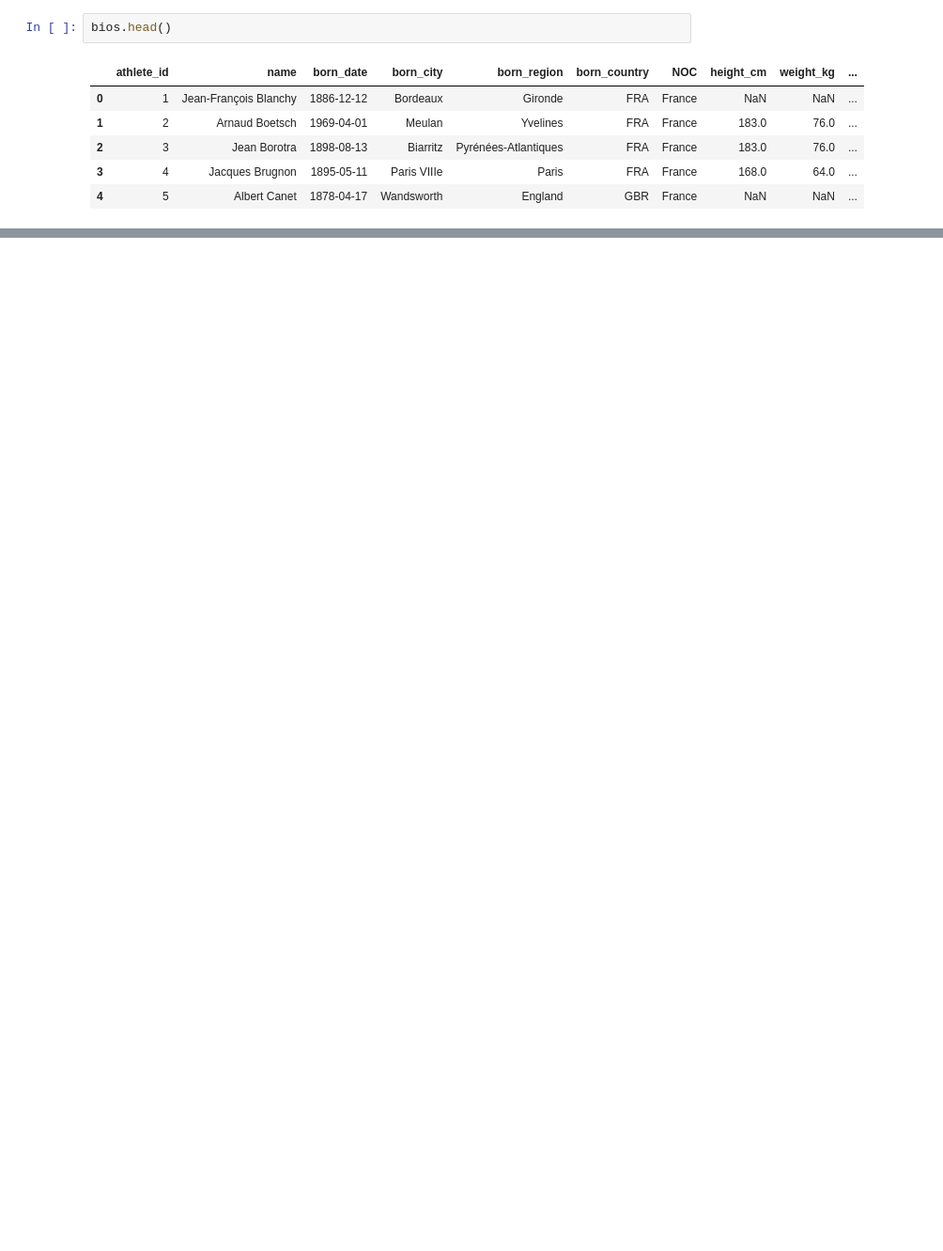
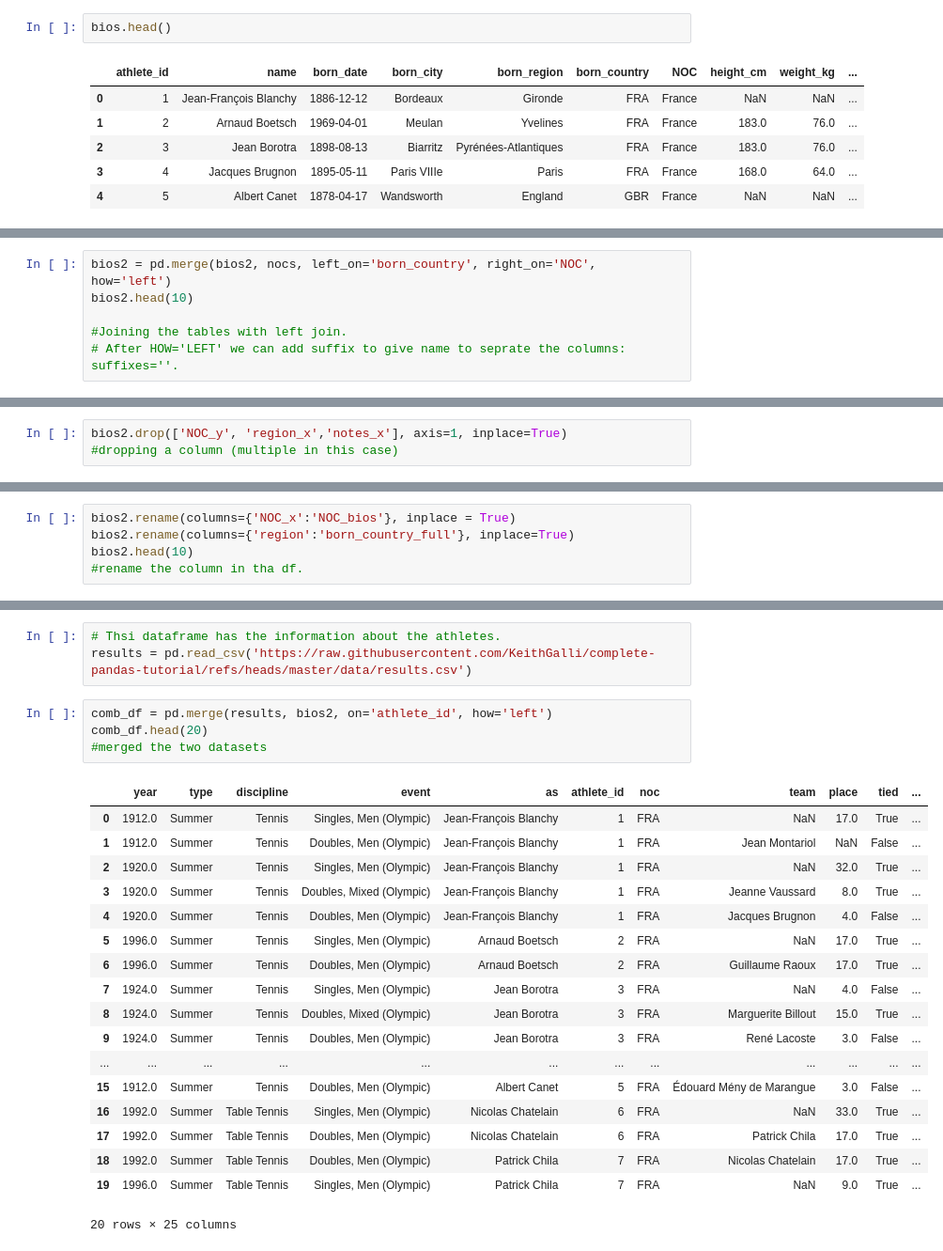
Before and after one commit to neeladalja14/Pandas_and_SQL, a Jupyter notebook: pandas__practice_dataset/pandas_practice2.ipynb, the cells around one changed output, grey strips where cells are left out. Shown at 94% size. Drawn from its saved outputs; the diff is of its cells as text; blank space fills up the shorter version.

Commit message:
worked on some data cleaning and pandas function

```diff
--- a/pandas__practice_dataset/pandas_practice2.ipynb
+++ b/pandas__practice_dataset/pandas_practice2.ipynb
@@ -274,0 +313,6 @@ bios.head()
+# %%
+bios2 = pd.merge(bios2, nocs, left_on='born_country', right_on='NOC', how='left')
+bios2.head(10)
+
+#Joining the tables with left join.
+# After HOW='LEFT' we can add suffix to give name to seprate the columns: suffixes=''.
@@ -274,0 +331,3 @@ bios.head()
+# %%
+bios2.drop(['NOC_y', 'region_x','notes_x'], axis=1, inplace=True)
+#dropping a column (multiple in this case)
@@ -274,0 +348,5 @@ bios.head()
+# %%
+bios2.rename(columns={'NOC_x':'NOC_bios'}, inplace = True)
+bios2.rename(columns={'region':'born_country_full'}, inplace=True)
+bios2.head(10)
+#rename the column in tha df.
@@ -274,0 +401,26 @@ bios.head()
+# %%
+# Thsi dataframe has the information about the athletes.
+results = pd.read_csv('https://raw.githubusercontent.com/KeithGalli/complete-pandas-tutorial/refs/heads/master/data/results.csv')
+# %%
+comb_df = pd.merge(results, bios2, on='athlete_id', how='left')
+comb_df.head(20)
+#merged the two datasets
+# %% [output]
+|  | year | type | discipline | event | as | athlete_id | noc | team | place | tied | ... |
+| 0 | 1912.0 | Summer | Tennis | Singles, Men (Olympic) | Jean-François Blanchy | 1 | FRA | NaN | 17.0 | True | ... |
+| 1 | 1912.0 | Summer | Tennis | Doubles, Men (Olympic) | Jean-François Blanchy | 1 | FRA | Jean Montariol | NaN | False | ... |
+| 2 | 1920.0 | Summer | Tennis | Singles, Men (Olympic) | Jean-François Blanchy | 1 | FRA | NaN | 32.0 | True | ... |
+| 3 | 1920.0 | Summer | Tennis | Doubles, Mixed (Olympic) | Jean-François Blanchy | 1 | FRA | Jeanne Vaussard | 8.0 | True | ... |
+| 4 | 1920.0 | Summer | Tennis | Doubles, Men (Olympic) | Jean-François Blanchy | 1 | FRA | Jacques Brugnon | 4.0 | False | ... |
+| 5 | 1996.0 | Summer | Tennis | Singles, Men (Olympic) | Arnaud Boetsch | 2 | FRA | NaN | 17.0 | True | ... |
+| 6 | 1996.0 | Summer | Tennis | Doubles, Men (Olympic) | Arnaud Boetsch | 2 | FRA | Guillaume Raoux | 17.0 | True | ... |
+| 7 | 1924.0 | Summer | Tennis | Singles, Men (Olympic) | Jean Borotra | 3 | FRA | NaN | 4.0 | False | ... |
+| 8 | 1924.0 | Summer | Tennis | Doubles, Mixed (Olympic) | Jean Borotra | 3 | FRA | Marguerite Billout | 15.0 | True | ... |
+| 9 | 1924.0 | Summer | Tennis | Doubles, Men (Olympic) | Jean Borotra | 3 | FRA | René Lacoste | 3.0 | False | ... |
+| ... | ... | ... | ... | ... | ... | ... | ... | ... | ... | ... | ... |
+| 15 | 1912.0 | Summer | Tennis | Doubles, Men (Olympic) | Albert Canet | 5 | FRA | Édouard Mény de Marangue | 3.0 | False | ... |
+| 16 | 1992.0 | Summer | Table Tennis | Singles, Men (Olympic) | Nicolas Chatelain | 6 | FRA | NaN | 33.0 | True | ... |
+| 17 | 1992.0 | Summer | Table Tennis | Doubles, Men (Olympic) | Nicolas Chatelain | 6 | FRA | Patrick Chila | 17.0 | True | ... |
+| 18 | 1992.0 | Summer | Table Tennis | Doubles, Men (Olympic) | Patrick Chila | 7 | FRA | Nicolas Chatelain | 17.0 | True | ... |
+| 19 | 1996.0 | Summer | Table Tennis | Singles, Men (Olympic) | Patrick Chila | 7 | FRA | NaN | 9.0 | True | ... |
+20 rows × 25 columns
```
Also changed, not shown: parts of 29 cells of this notebook.
